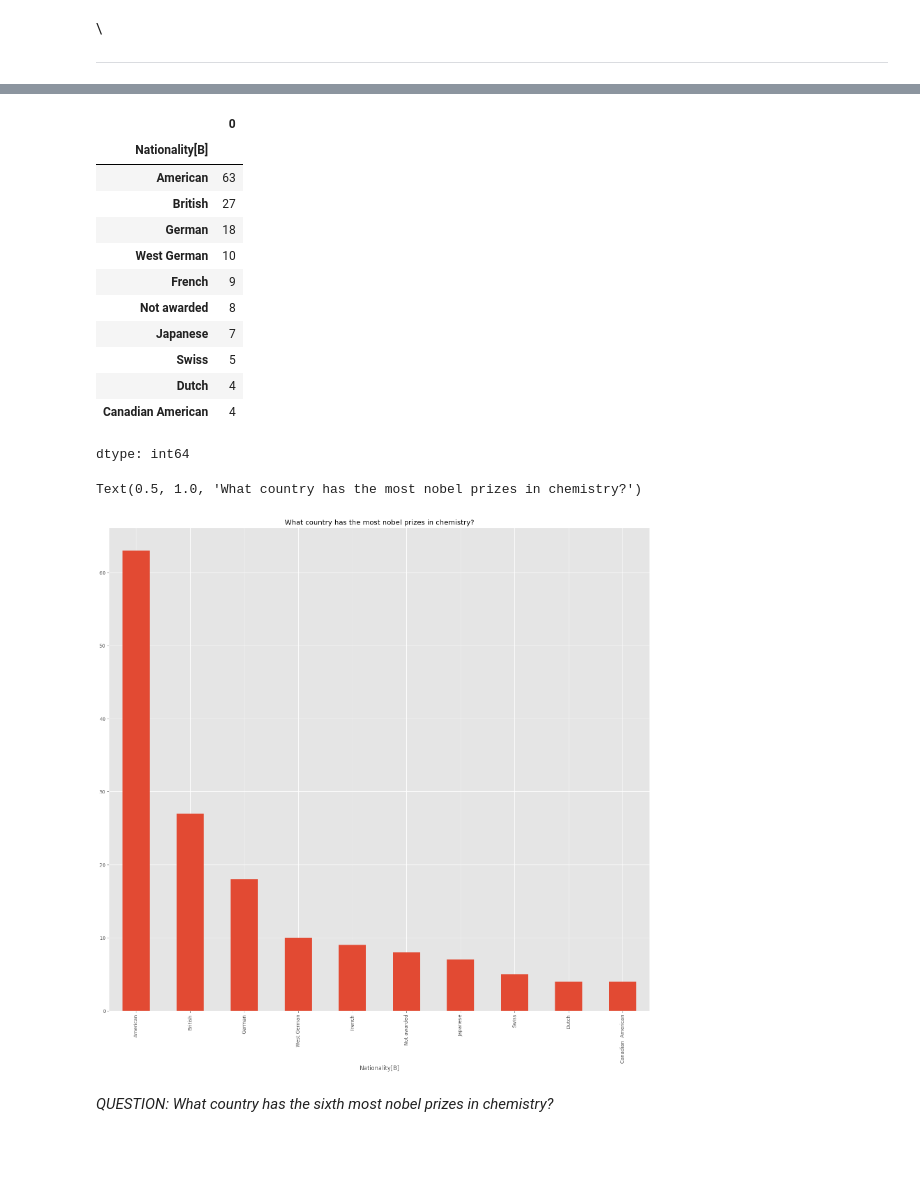
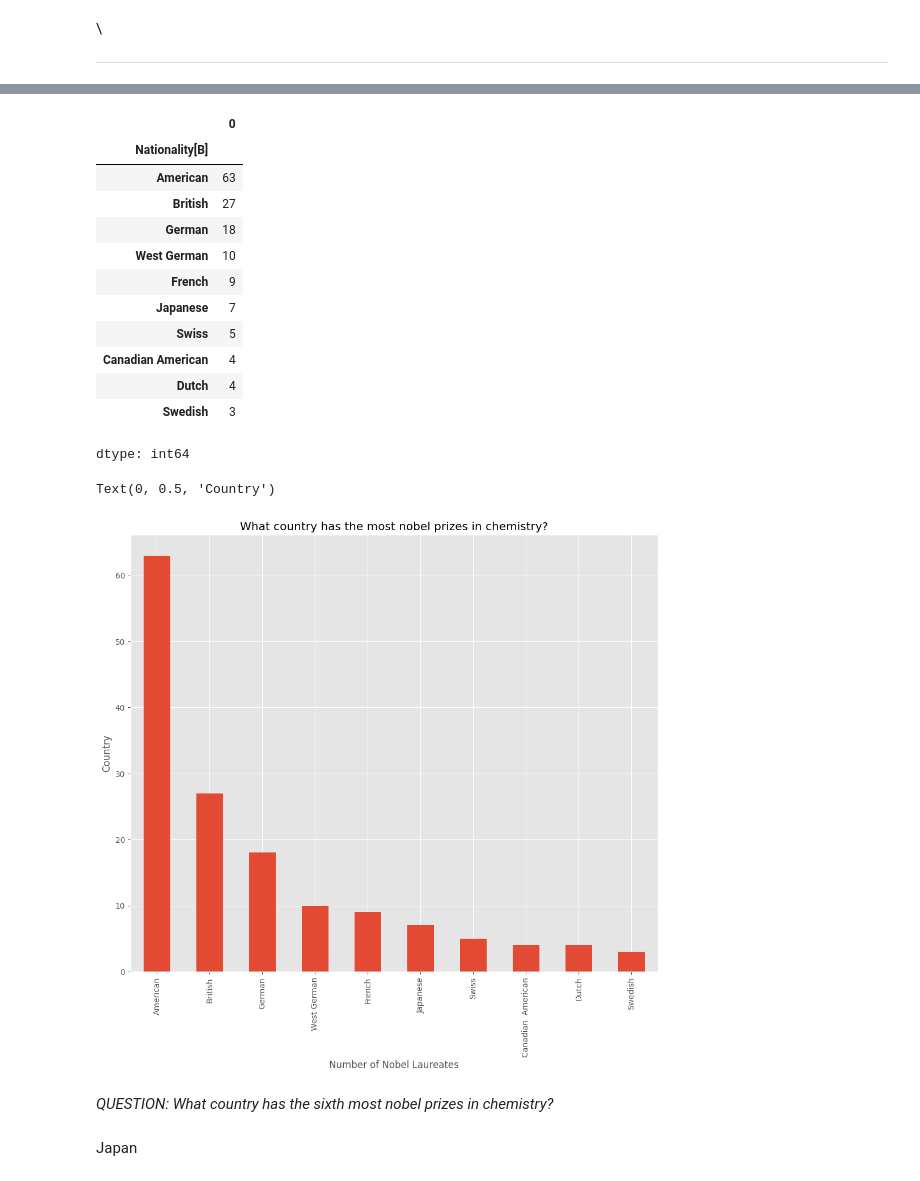
Before and after one commit to hailunj/QM2-2024, a Jupyter notebook: notebooks/W02. Pandas.ipynb, the cells around one changed output, grey strips where cells are left out. Drawn from its saved outputs; the diff is of its cells as text; code cells hidden in the pictures; blank space fills up the shorter version.

```diff
--- a/notebooks/W02. Pandas.ipynb
+++ b/notebooks/W02. Pandas.ipynb
@@ -453,0 +444,5 @@ Year
+# %%
+df = pd.DataFrame(chem)
+df = df.drop(df[df['Nationality[B]'] == 'Not awarded'].index)
+df = df.drop(['Image','Ref'], axis=1)
+df.head()
@@ -510,5 +480,5 @@ chem.head(20)
 # %%
-country = chem.groupby('Nationality[B]').size()
+country = df.groupby('Nationality[B]').size()
 country.sort_values(ascending=False,inplace=True)
 country.head(10)
 # %% [output]
@@ -519,17 +489,21 @@ country.head(10)
 | German | 18 |
 | West German | 10 |
 | French | 9 |
-| Not awarded | 8 |
 | Japanese | 7 |
 | Swiss | 5 |
+| Canadian American | 4 |
 | Dutch | 4 |
-| Canadian American | 4 |
+| Swedish | 3 |
 dtype: int64
 # %%
 country.head(10).plot(kind='bar')
 plt.title('What country has the most nobel prizes in chemistry?')
+plt.xlabel('Number of Nobel Laureates')
+plt.ylabel('Country')
 # %% [output]
-Text(0.5, 1.0, 'What country has the most nobel prizes in chemistry?')
+Text(0, 0.5, 'Country')
-[figure, old version]
+[figure, new version]
 # %% [markdown]
 *QUESTION: What country has the sixth most nobel prizes in chemistry?*
+# %% [markdown]
+Japan
```
Also changed, not shown: parts of 6 cells of this notebook.
